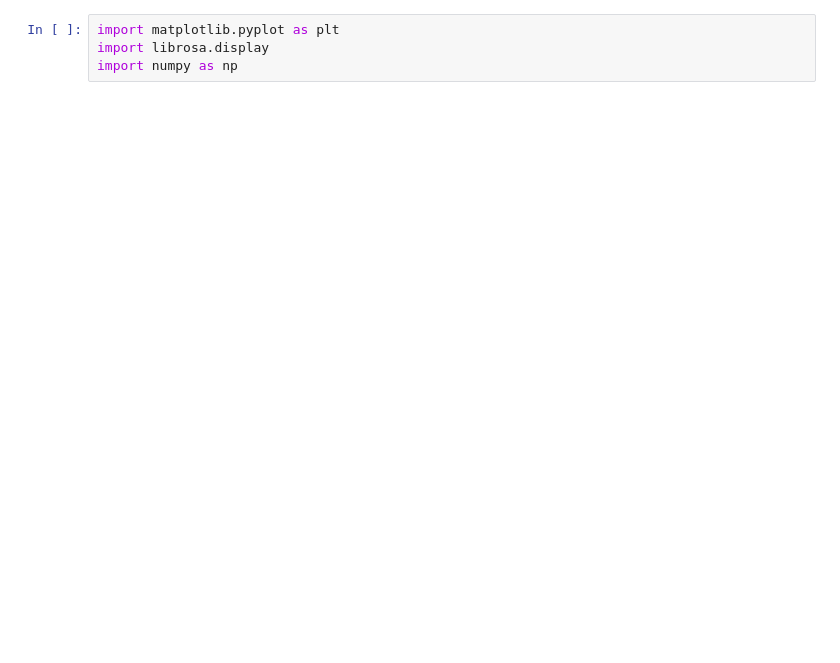
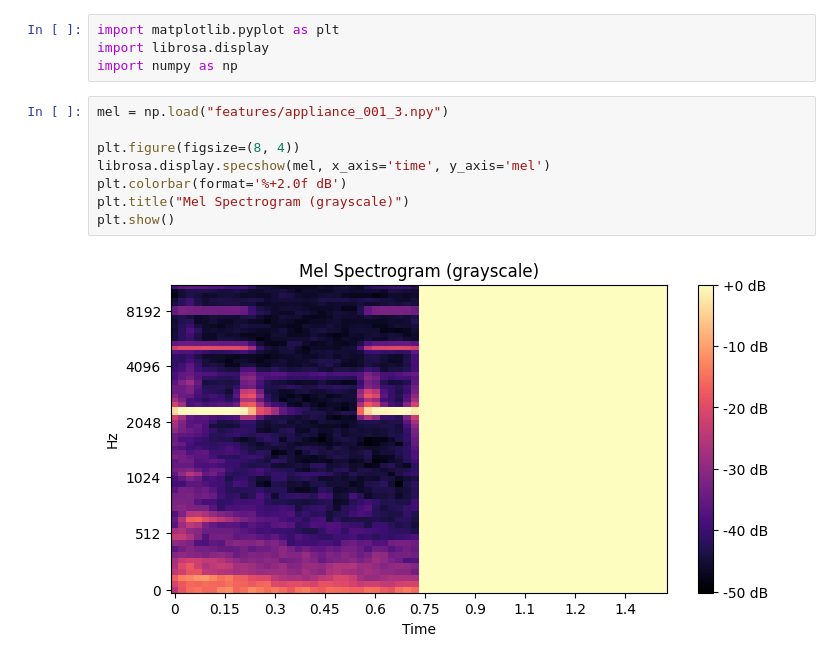
Before and after one commit to NoVaxiion/AlarmCast, a Jupyter notebook: ML/Mel-Example.ipynb, the cells around one changed output. Saved outputs shown, nothing was run; the diff lists cells and outputs as text; blank space fills up the shorter version.

```diff
--- a/ML/Mel-Example.ipynb
+++ b/ML/Mel-Example.ipynb
@@ -2,4 +2,14 @@
 import matplotlib.pyplot as plt
 import librosa.display
 import numpy as np
+# %%
+mel = np.load("features/appliance_001_3.npy")
+
+plt.figure(figsize=(8, 4))
+librosa.display.specshow(mel, x_axis='time', y_axis='mel')
+plt.colorbar(format='%+2.0f dB')
+plt.title("Mel Spectrogram (grayscale)")
+plt.show()
+# %% [output]
+[figure, added]
 # %%
```
Also changed, not shown: parts of 2 cells of this notebook, 3 other files.
